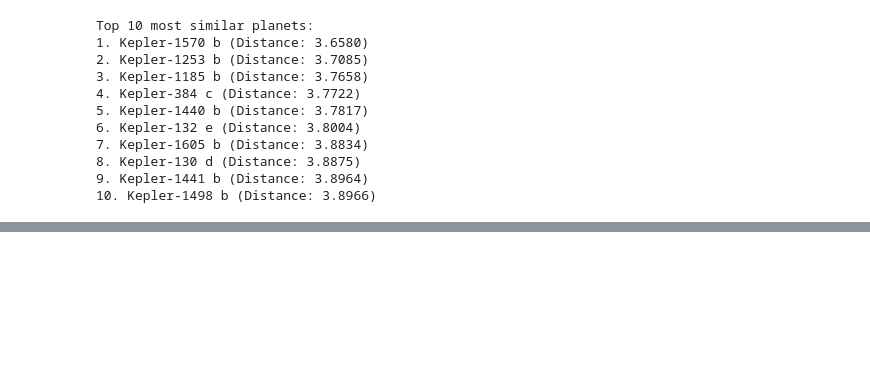
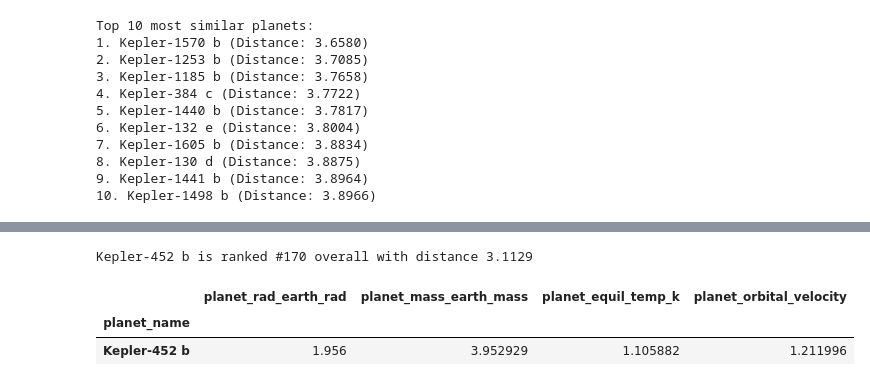
Before and after one commit to Graviton12/DS_Final_Project_SZM, a Jupyter notebook: Journal Paper Experiments/DS_Model_Experiments.ipynb, the cells around one changed output, grey strips where cells are left out. Drawn from its saved outputs; the diff is of its cells as text; code cells hidden in the pictures; blank space fills up the shorter version.

```diff
--- a/Journal Paper Experiments/DS_Model_Experiments.ipynb
+++ b/Journal Paper Experiments/DS_Model_Experiments.ipynb
@@ -1719,0 +1918,24 @@ Top 10 most similar planets:
+# %%
+all_distances, all_indices = nbrs.kneighbors(earth_3_analysis_1, n_neighbors=len(experiment_3_analysis_1))
+
+# Map indices to names
+all_planets = experiment_3_analysis_1.index[all_indices[0]]
+
+# enter name of specifc planet to check its ranking
+planet_to_check = 'Kepler-452 b'
+
+# Find rank of Kepler-452 b
+if planet_to_check in all_planets:
+    rank = list(all_planets).index(planet_to_check) + 1
+    distance = all_distances[0][rank-1]
+    print(f"{planet_to_check} is ranked #{rank} overall with distance {distance:.4f}")
+else:
+    print(f"{planet_to_check} not found in dataset.")
+# %% [output]
+Kepler-452 b is ranked #170 overall with distance 3.1129
+# %%
+experiment_3_analysis_1.loc[["Kepler-452 b"]]
+# %% [output]
+|  | planet_rad_earth_rad | planet_mass_earth_mass | planet_equil_temp_k | planet_orbital_velocity |
+| planet_name |  |  |  |  |
+| Kepler-452 b | 1.956 | 3.952929 | 1.105882 | 1.211996 |
```
Also changed, not shown: parts of 68 cells of this notebook.
